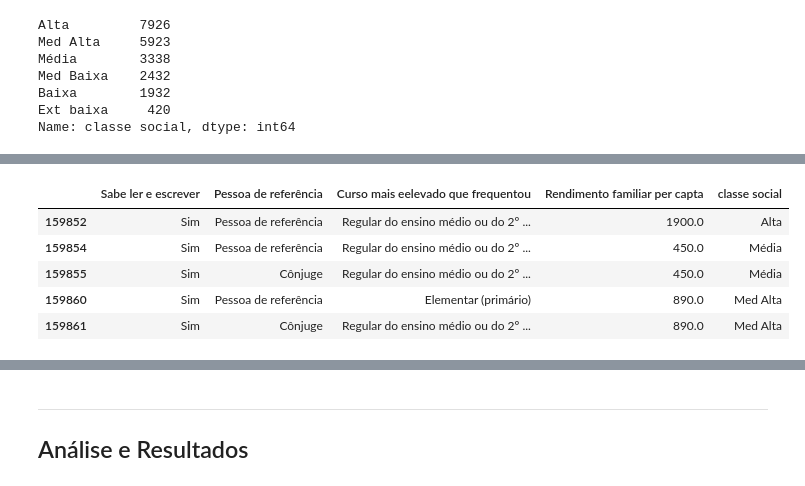
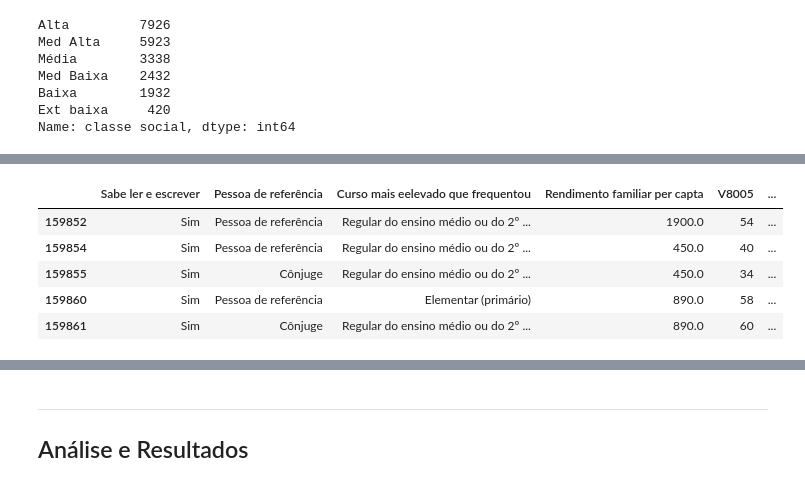
Before and after one commit to andreneustein/cd2018, a Jupyter notebook: Projeto1 Layout.ipynb, the cells around one changed output, grey strips where cells are left out. Drawn from its saved outputs; the diff is of its cells as text; code cells hidden in the pictures.

```diff
--- a/Projeto1 Layout.ipynb
+++ b/Projeto1 Layout.ipynb
@@ -39,6 +61,6 @@ dados11 = pd.read_csv('PES2011csv.zip', compression='zip', header=0, sep=',', qu
 # %%
 #selecionando as colunas
-dadosPI = dados15[dados15.UF == 31].loc[:,{"V0401","V0601","V6007","V4750"}]
+dadosPI = dados15[dados15.UF == 31].loc[:,{"V0401","V0601","V6007","V4750",'V8005','V0102'}]
 #filtrando os dados
 dadosPI = dadosPI[pd.notnull(dadosPI.V0401)]
 dadosPI = dadosPI[pd.notnull(dadosPI.V0601)]
@@ -51,5 +73,5 @@ dadosPI.V6007=dadosPI.V6007.astype('category')
 dadosPI.V6007.cat.categories = (['Elementar (primário)','Médio 1º ciclo (ginasial, etc.)','Médio 2º ciclo (científico, clássico, etc.)','Regular do ensino fundamental ou do 1º grau','Regular do ensino médio ou do 2º grau','Educação de jovens e adultos ou supletivo do ensino fundamental ou do 1º grau','Educação de jovens e adultos ou supletivo de ensino médio ou do 2º grau','Superior de graduação','Mestrado ou doutorado','Alfabetização de jovens e adultos','Creche','Classe de alfabetização - CA ','Maternal, jardim de infância etc.'])
 dadosPI.V0601=dadosPI.V0601.astype('category')
 dadosPI.V0601.cat.categories = (['Sim','Não'])
-dadosPI.head()
+dadosPI.head(25)
 # %% [output]
@@ -100,14 +263,14 @@ Name: classe social, dtype: int64
 # %%
 #mudando o nome das colunas
-dadosPI = dadosPI.rename (columns = {"V0401":"Pessoa de referência"})
+dadosPI = dadosPI.rename (columns = {"V0401":"Papel na familia"})
 dadosPI = dadosPI.rename (columns = {"V0601":"Sabe ler e escrever"})
-dadosPI = dadosPI.rename (columns = {"V6007":"Curso mais eelevado que frequentou"})
+dadosPI = dadosPI.rename (columns = {"V6007":"Curso mais elevado que frequentou"})
 dadosPI = dadosPI.rename (columns = {"V4750":"Rendimento familiar per capta"})
 dadosPI.head()
 # %% [output]
-|  | Sabe ler e escrever | Pessoa de referência | Curso mais eelevado que frequentou | Rendimento familiar per capta | classe social |
-| 159852 | Sim | Pessoa de referência | Regular do ensino médio ou do 2º ... | 1900.0 | Alta |
-| 159854 | Sim | Pessoa de referência | Regular do ensino médio ou do 2º ... | 450.0 | Média |
-| 159855 | Sim | Cônjuge | Regular do ensino médio ou do 2º ... | 450.0 | Média |
-| 159860 | Sim | Pessoa de referência | Elementar (primário) | 890.0 | Med Alta |
-| 159861 | Sim | Cônjuge | Regular do ensino médio ou do 2º ... | 890.0 | Med Alta |
+|  | Sabe ler e escrever | Pessoa de referência | Curso mais eelevado que frequentou | Rendimento familiar per capta | V8005 | ... |
+| 159852 | Sim | Pessoa de referência | Regular do ensino médio ou do 2º ... | 1900.0 | 54 | ... |
+| 159854 | Sim | Pessoa de referência | Regular do ensino médio ou do 2º ... | 450.0 | 40 | ... |
+| 159855 | Sim | Cônjuge | Regular do ensino médio ou do 2º ... | 450.0 | 34 | ... |
+| 159860 | Sim | Pessoa de referência | Elementar (primário) | 890.0 | 58 | ... |
+| 159861 | Sim | Cônjuge | Regular do ensino médio ou do 2º ... | 890.0 | 60 | ... |
```
Also changed, not shown: parts of 17 cells of this notebook.
